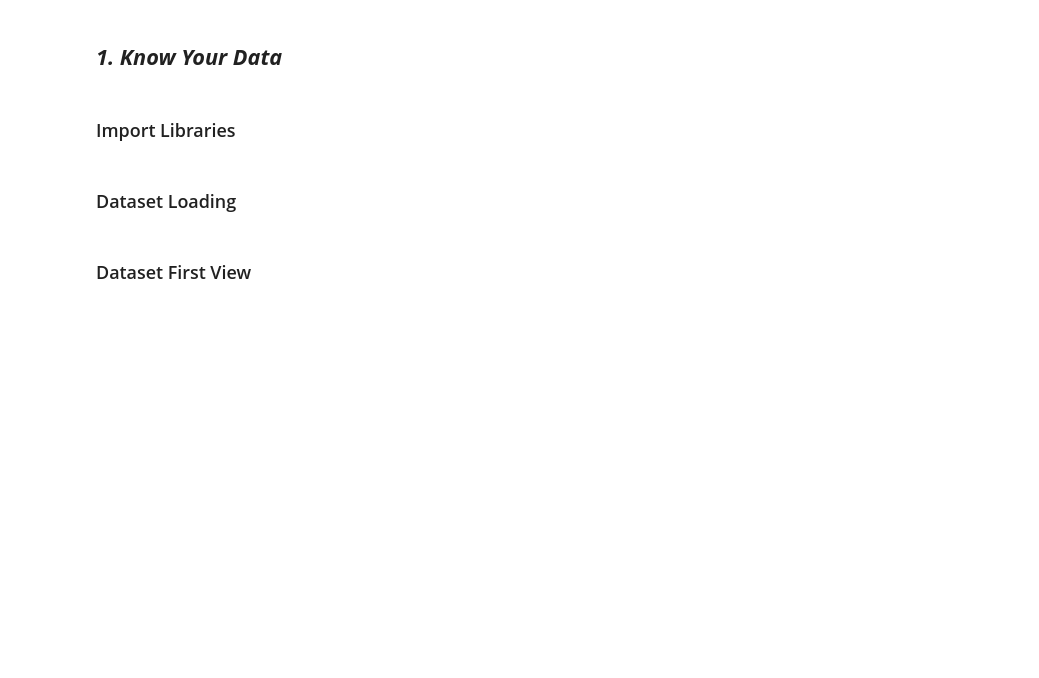
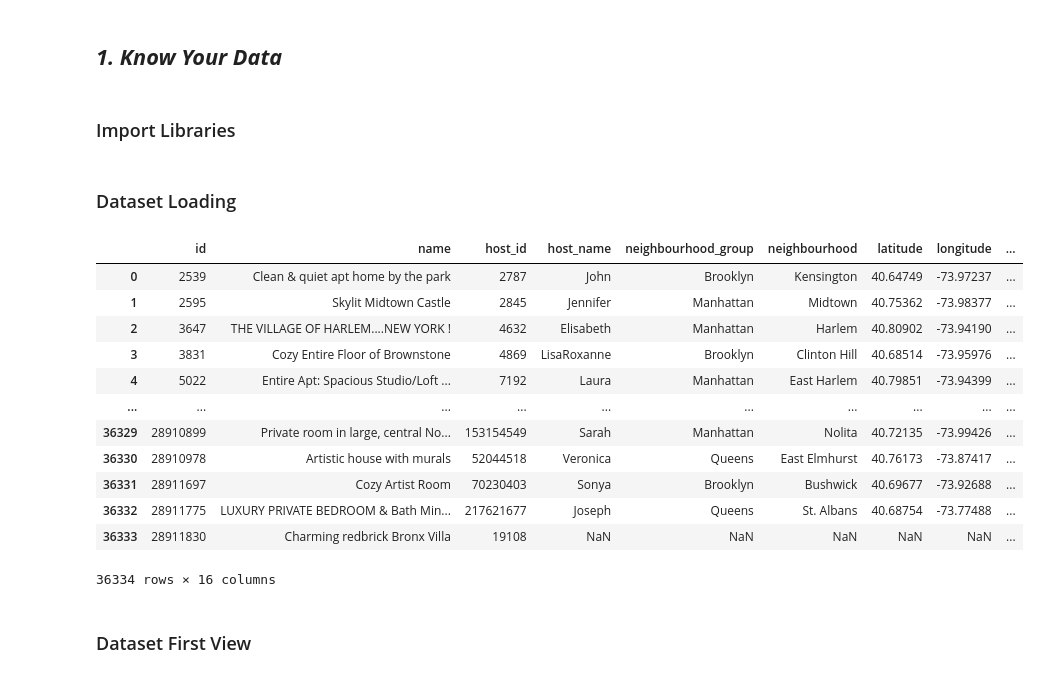
Before and after one commit to Manishaanand0729/airbnb-project-, a Jupyter notebook: Airbnbproject.ipynb, the cells around one changed output. Saved outputs shown, nothing was run; the diff lists cells and outputs as text; code cells hidden in the pictures; blank space fills up the shorter version.

```diff
--- a/Airbnbproject.ipynb
+++ b/Airbnbproject.ipynb
@@ -38,3 +56,21 @@ Provide your GitHub Link here.
+# %%
+# Load Dataset
+airbnb = pd.read_csv("/Airbnb NYC 2019.csv")
+airbnb
+# %% [output]
+|  | id | name | host_id | host_name | neighbourhood_group | neighbourhood | latitude | longitude | ... |
+| 0 | 2539 | Clean & quiet apt home by the park | 2787 | John | Brooklyn | Kensington | 40.64749 | -73.97237 | ... |
+| 1 | 2595 | Skylit Midtown Castle | 2845 | Jennifer | Manhattan | Midtown | 40.75362 | -73.98377 | ... |
+| 2 | 3647 | THE VILLAGE OF HARLEM....NEW YORK ! | 4632 | Elisabeth | Manhattan | Harlem | 40.80902 | -73.94190 | ... |
+| 3 | 3831 | Cozy Entire Floor of Brownstone | 4869 | LisaRoxanne | Brooklyn | Clinton Hill | 40.68514 | -73.95976 | ... |
+| 4 | 5022 | Entire Apt: Spacious Studio/Loft ... | 7192 | Laura | Manhattan | East Harlem | 40.79851 | -73.94399 | ... |
+| ... | ... | ... | ... | ... | ... | ... | ... | ... | ... |
+| 36329 | 28910899 | Private room in large, central No... | 153154549 | Sarah | Manhattan | Nolita | 40.72135 | -73.99426 | ... |
+| 36330 | 28910978 | Artistic house with murals | 52044518 | Veronica | Queens | East Elmhurst | 40.76173 | -73.87417 | ... |
+| 36331 | 28911697 | Cozy Artist Room | 70230403 | Sonya | Brooklyn | Bushwick | 40.69677 | -73.92688 | ... |
+| 36332 | 28911775 | LUXURY PRIVATE BEDROOM & Bath Min... | 217621677 | Joseph | Queens | St. Albans | 40.68754 | -73.77488 | ... |
+| 36333 | 28911830 | Charming redbrick Bronx Villa | 19108 | NaN | NaN | NaN | NaN | NaN | ... |
+36334 rows × 16 columns
 # %% [markdown]
 ### Dataset First View
 # %%
```
Also changed, not shown: parts of 7 cells of this notebook.
